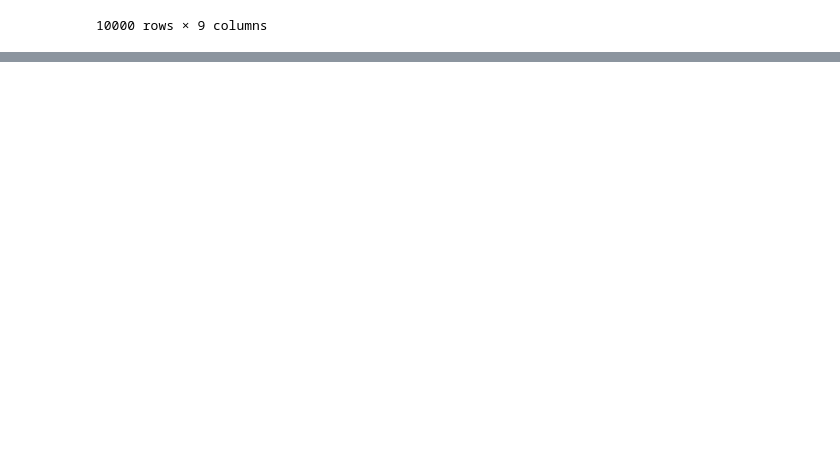
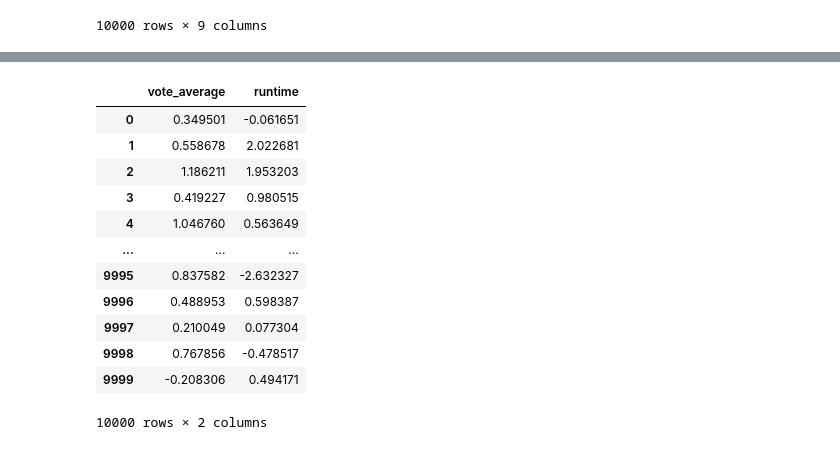
Before and after one commit to Raghav-Mundhara/Sem6_Labs, a Jupyter notebook: AIDS/Expt1/Expt1.ipynb, the cells around one changed output, grey strips where cells are left out. Cells and saved outputs as stored; diff of their text form; code cells hidden in the pictures; blank space fills up the shorter version.

Commit message:
Standardization and Normalization

```diff
--- a/AIDS/Expt1/Expt1.ipynb
+++ b/AIDS/Expt1/Expt1.ipynb
@@ -145,0 +209,6 @@ dtype: int64
+# %%
+from sklearn.preprocessing import StandardScaler
+scalar=StandardScaler()
+# %%
+standardized_data=scalar.fit_transform(new_df[['vote_average','runtime']])
+standardized_data
@@ -145,0 +223,17 @@ dtype: int64
+# %%
+standardized_df=pd.DataFrame(standardized_data,columns=new_df[['vote_average','runtime']].columns)
+standardized_df
+# %% [output]
+|  | vote_average | runtime |
+| 0 | 0.349501 | -0.061651 |
+| 1 | 0.558678 | 2.022681 |
+| 2 | 1.186211 | 1.953203 |
+| 3 | 0.419227 | 0.980515 |
+| 4 | 1.046760 | 0.563649 |
+| ... | ... | ... |
+| 9995 | 0.837582 | -2.632327 |
+| 9996 | 0.488953 | 0.598387 |
+| 9997 | 0.210049 | 0.077304 |
+| 9998 | 0.767856 | -0.478517 |
+| 9999 | -0.208306 | 0.494171 |
+10000 rows × 2 columns
```
Also changed, not shown: parts of 15 cells of this notebook.
